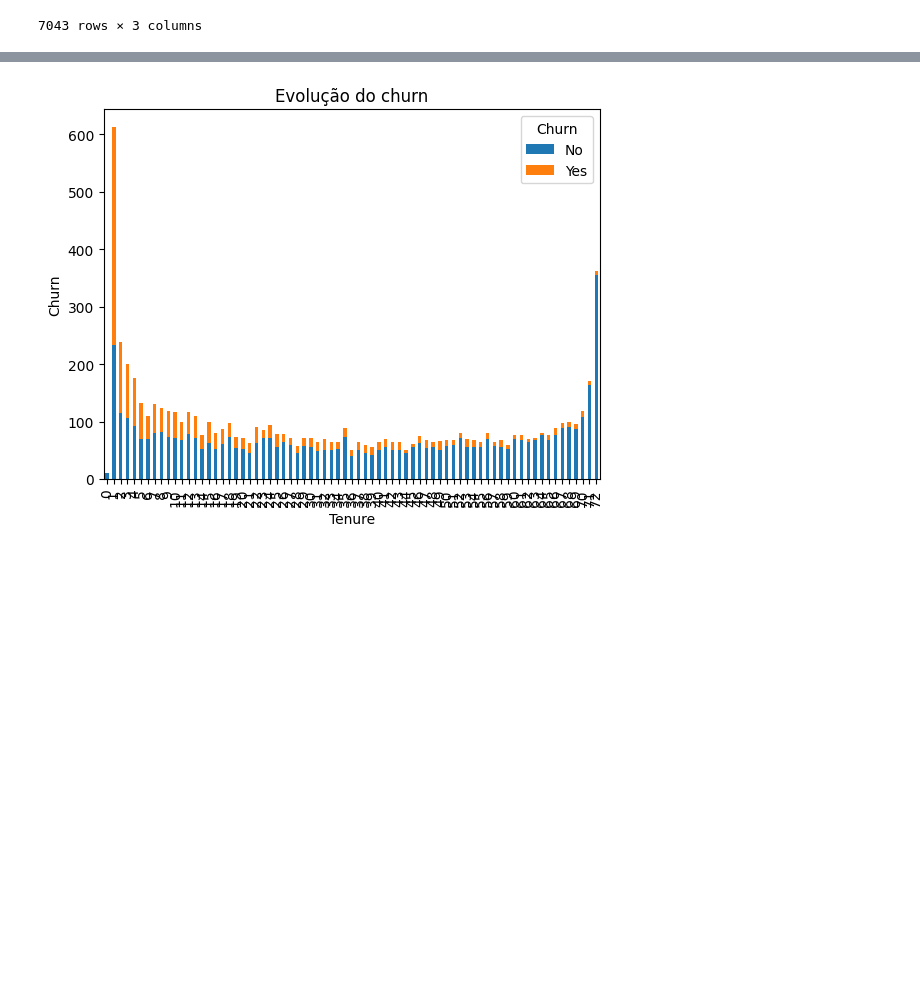
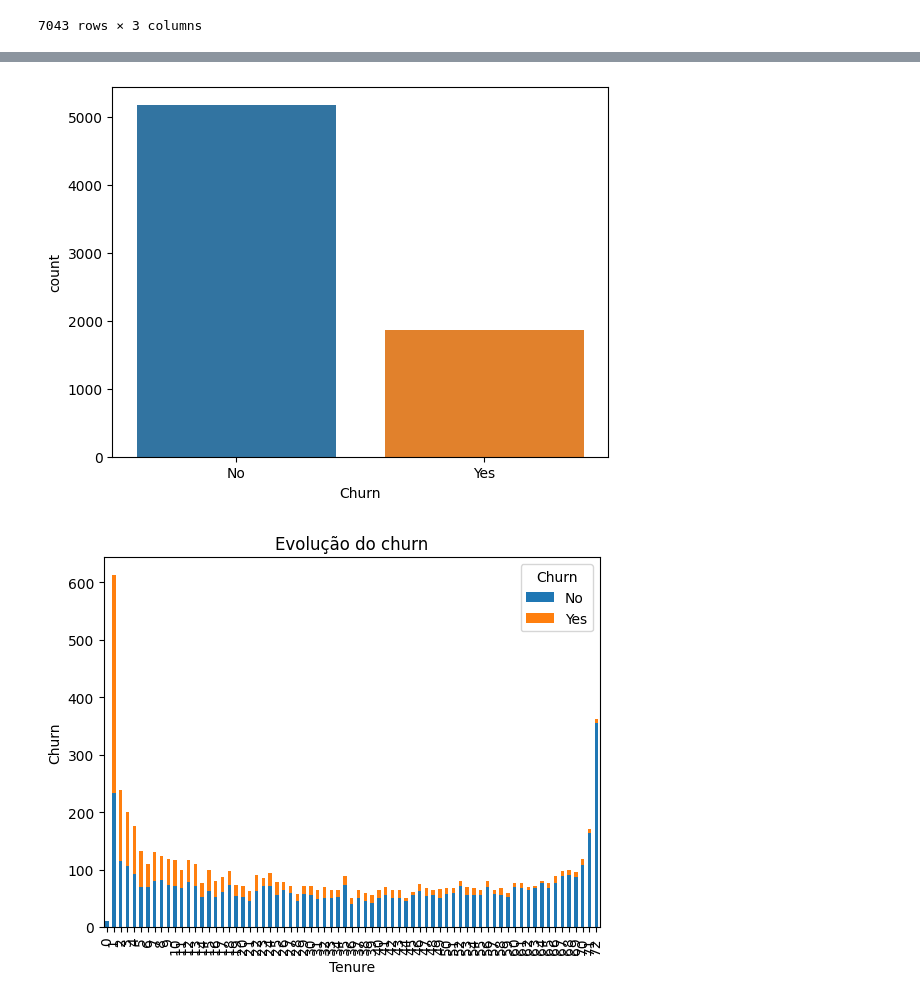
Before and after one commit to Natalia-SB/Portfolio, a Jupyter notebook: churn.ipynb, the cells around one changed output, grey strips where cells are left out. Drawn from its saved outputs; the diff is of its cells as text; code cells hidden in the pictures; blank space fills up the shorter version.

```diff
--- a/churn.ipynb
+++ b/churn.ipynb
@@ -128,3 +184,9 @@ churn[["customerID", "tenure", "Churn"]]
+# %%
+#distribuição das variáveis categóricas
+sns.countplot(x='Churn', data=churn)
+plt.show()
+# %% [output]
+[figure, added]
 # %%
 churn_grouped = churn.groupby('tenure')['Churn'].value_counts().unstack()
 
```
Also changed, not shown: parts of 9 cells of this notebook.
